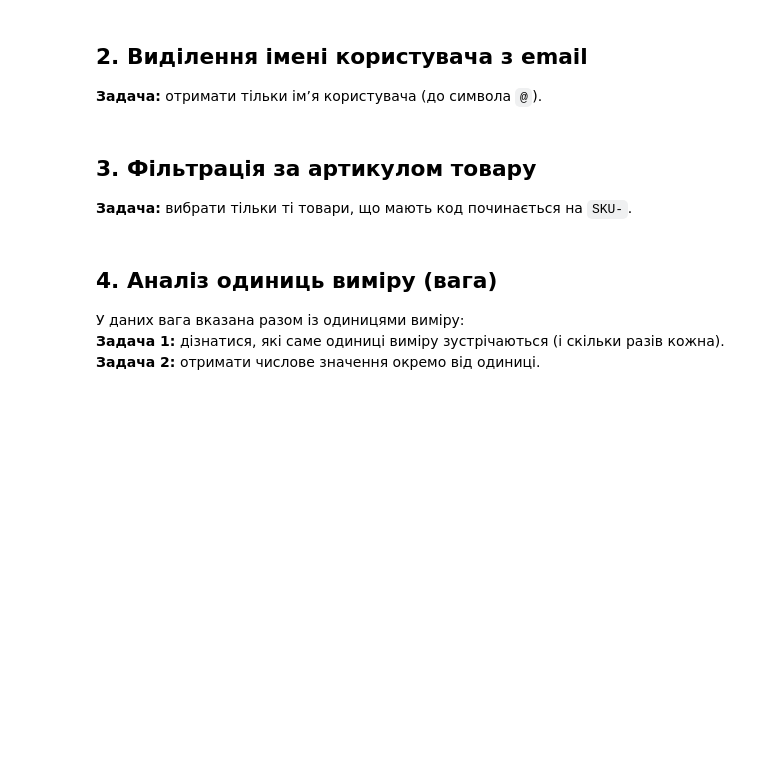
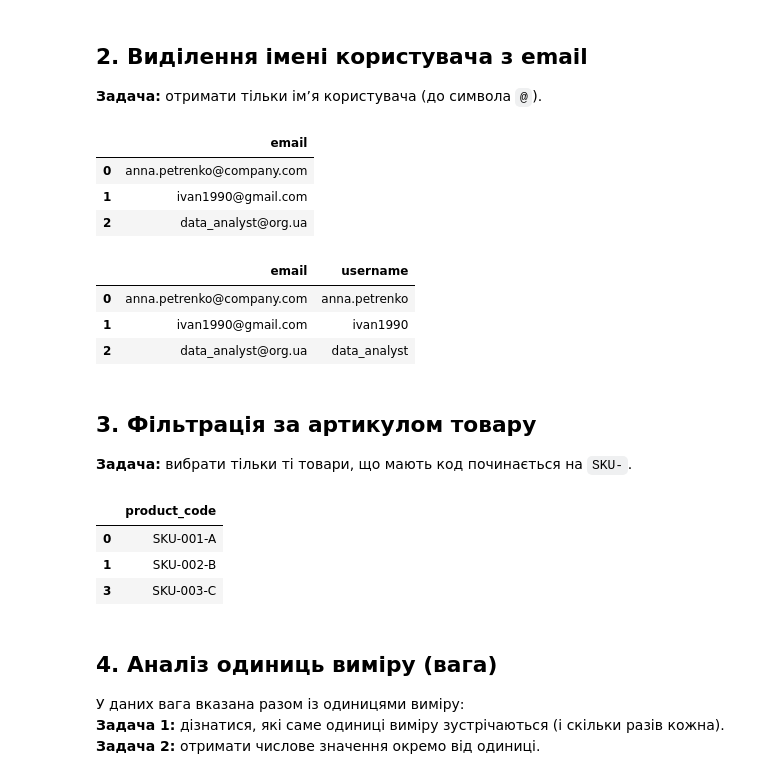
Before and after one commit to cpython-projects/python_da_06_11_25, a Jupyter notebook: lesson_17.ipynb, the cells around one changed output. Drawn from its saved outputs; the diff is of its cells as text; code cells hidden in the pictures; blank space fills up the shorter version.

```diff
--- a/lesson_17.ipynb
+++ b/lesson_17.ipynb
@@ -417,6 +440,21 @@ df
 df = pd.DataFrame({
     "email": ["anna.petrenko@company.com", "ivan1990@gmail.com", "data_analyst@org.ua"]
 })
+# %%
+df
+# %% [output]
+|  | email |
+| 0 | anna.petrenko@company.com |
+| 1 | ivan1990@gmail.com |
+| 2 | data_analyst@org.ua |
+# %%
+df['username'] = df['email'].str.extract(r'(^.+)@')
+df
+# %% [output]
+|  | email | username |
+| 0 | anna.petrenko@company.com | anna.petrenko |
+| 1 | ivan1990@gmail.com | ivan1990 |
+| 2 | data_analyst@org.ua | data_analyst |
 # %% [markdown]
 ## 3. **Фільтрація за артикулом товару**
 **Задача:** вибрати тільки ті товари, що мають код починається на `SKU-`.
@@ -424,6 +462,13 @@ df = pd.DataFrame({
 df = pd.DataFrame({
     "product_code": ["SKU-001-A", "SKU-002-B", "PRD-999-X", "SKU-003-C"]
 })
+# %%
+df[df["product_code"].str.startswith('SKU-')]
+# %% [output]
+|  | product_code |
+| 0 | SKU-001-A |
+| 1 | SKU-002-B |
+| 3 | SKU-003-C |
 # %% [markdown]
 ## 4. **Аналіз одиниць виміру (вага)**
 
```
Also changed, not shown: parts of 6 cells of this notebook.
